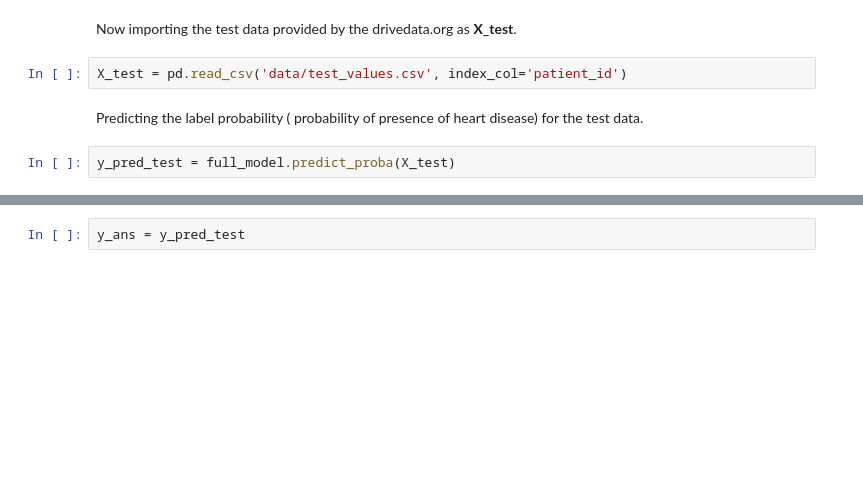
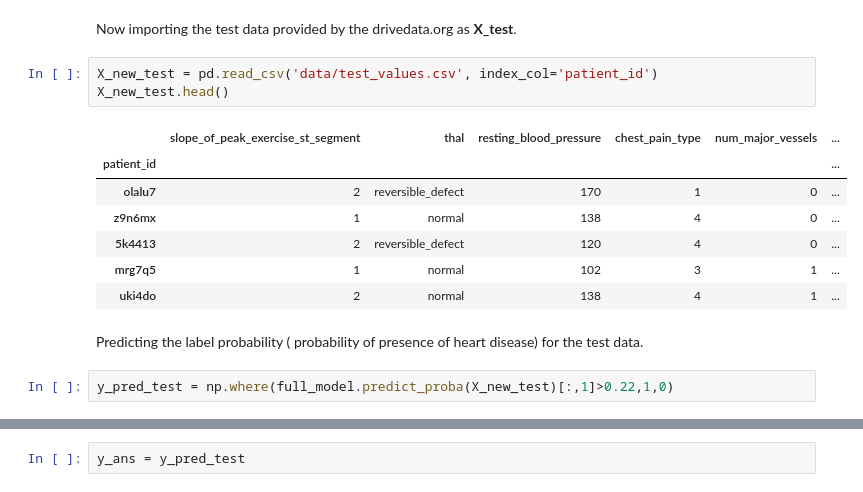
Before and after one commit to surjeet143/Heart-disease-detection, a Jupyter notebook: Heart Disease Detection/heart-disease-detection.ipynb, the cells around one changed output, grey strips where cells are left out. Drawn from its saved outputs; the diff is of its cells as text; blank space fills up the shorter version.

```diff
--- a/Heart Disease Detection/heart-disease-detection.ipynb
+++ b/Heart Disease Detection/heart-disease-detection.ipynb
@@ -243,8 +308,17 @@ Lesser the value of the log loss fuction better our model is.
 # %% [markdown]
 Now importing the test data provided by the drivedata.org as __X_test__.
 # %%
-X_test = pd.read_csv('data/test_values.csv', index_col='patient_id')
+X_new_test = pd.read_csv('data/test_values.csv', index_col='patient_id')
+X_new_test.head()
+# %% [output]
+|  | slope_of_peak_exercise_st_segment | thal | resting_blood_pressure | chest_pain_type | num_major_vessels | ... |
+| patient_id |  |  |  |  |  | ... |
+| olalu7 | 2 | reversible_defect | 170 | 1 | 0 | ... |
+| z9n6mx | 1 | normal | 138 | 4 | 0 | ... |
+| 5k4413 | 2 | reversible_defect | 120 | 4 | 0 | ... |
+| mrg7q5 | 1 | normal | 102 | 3 | 1 | ... |
+| uki4do | 2 | normal | 138 | 4 | 1 | ... |
 # %% [markdown]
 Predicting the label probability ( probability of presence of heart disease) for the test data.
-# %%
-y_pred_test = full_model.predict_proba(X_test)
+# %%
+y_pred_test = np.where(full_model.predict_proba(X_new_test)[:,1]>0.22,1,0)
```
Also changed, not shown: parts of 49 cells of this notebook.
